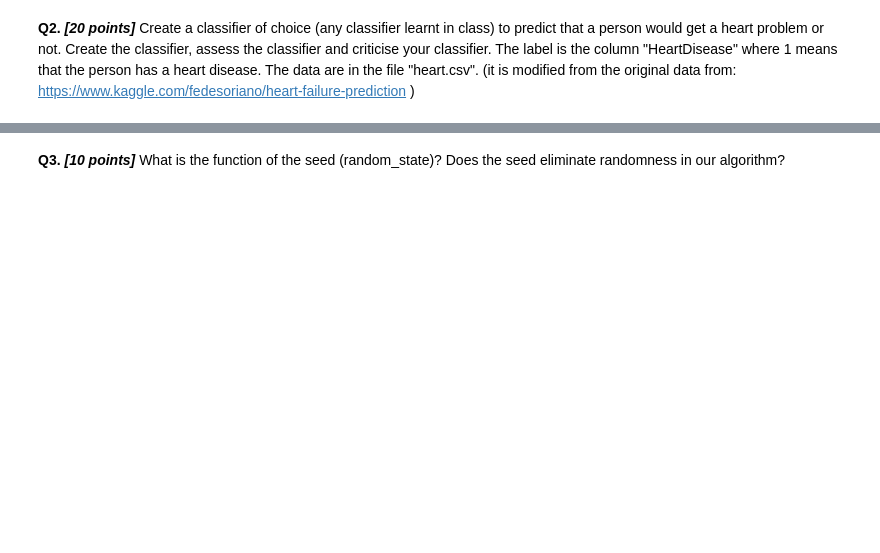
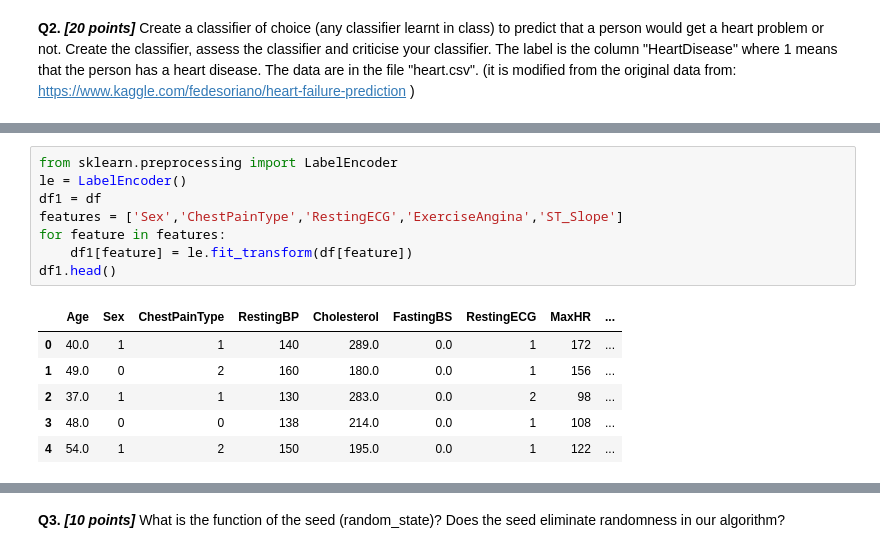
Before and after one commit to Monthon40/Intro-to-Data-Science, a Jupyter notebook: final/Final_Exam_Question.ipynb, the cells around one changed output, grey strips where cells are left out. Saved outputs shown, nothing was run; the diff lists cells and outputs as text; blank space fills up the shorter version.

```diff
--- a/final/Final_Exam_Question.ipynb
+++ b/final/Final_Exam_Question.ipynb
@@ -33,0 +56,15 @@ Answer 2)
+# %%
+from sklearn.preprocessing import LabelEncoder
+le = LabelEncoder()
+df1 = df
+features = ['Sex','ChestPainType','RestingECG','ExerciseAngina','ST_Slope']
+for feature in features:
+    df1[feature] = le.fit_transform(df[feature])
+df1.head()
+# %% [output]
+|  | Age | Sex | ChestPainType | RestingBP | Cholesterol | FastingBS | RestingECG | MaxHR | ... |
+| 0 | 40.0 | 1 | 1 | 140 | 289.0 | 0.0 | 1 | 172 | ... |
+| 1 | 49.0 | 0 | 2 | 160 | 180.0 | 0.0 | 1 | 156 | ... |
+| 2 | 37.0 | 1 | 1 | 130 | 283.0 | 0.0 | 2 | 98 | ... |
+| 3 | 48.0 | 0 | 0 | 138 | 214.0 | 0.0 | 1 | 108 | ... |
+| 4 | 54.0 | 1 | 2 | 150 | 195.0 | 0.0 | 1 | 122 | ... |
```
Also changed, not shown: parts of 16 cells of this notebook, 1 other file.
